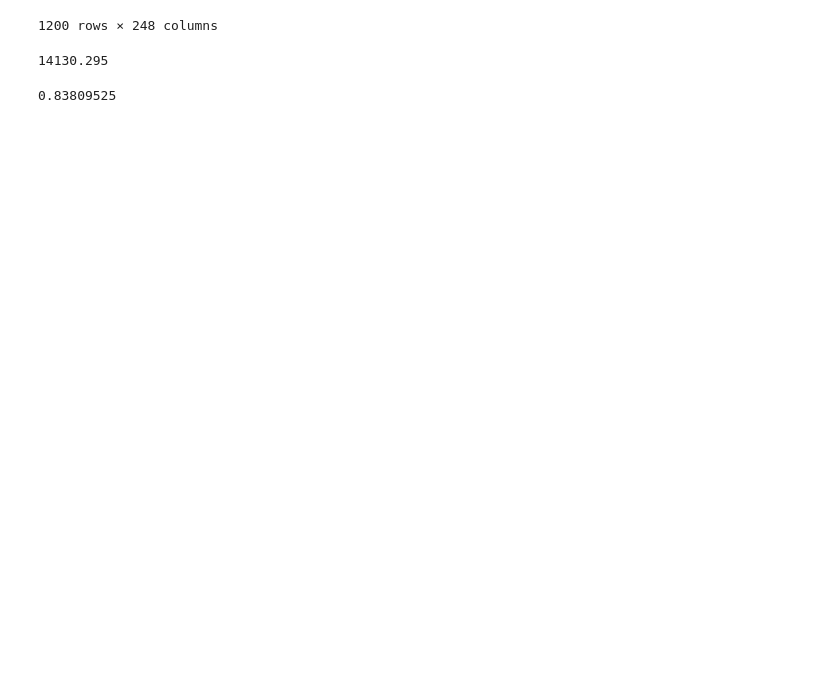
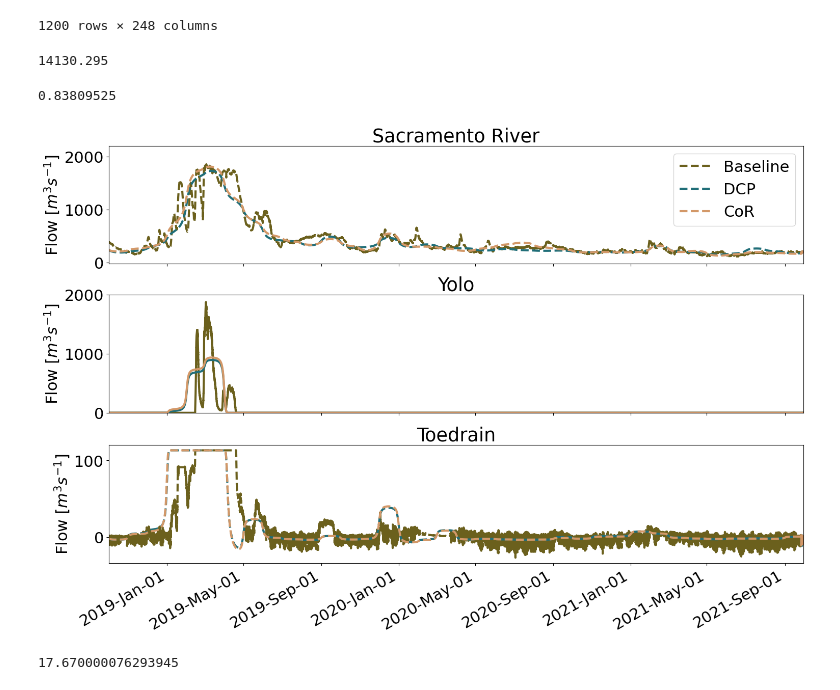
Before and after one commit to jennaisrael/Savio_scratch_back_up, a Jupyter notebook: Plotting/ch_3/check_calsim_interp.ipynb, the cells around one changed output. Cells and saved outputs as stored; diff of their text form; code cells hidden in the pictures; blank space fills up the shorter version.

Commit message:
updated plots for CH3 based on 6 month DCP and CoR runs

```diff
--- a/Plotting/ch_3/check_calsim_interp.ipynb
+++ b/Plotting/ch_3/check_calsim_interp.ipynb
@@ -70,7 +70,7 @@ np.nanmean(dcp.sac/(dcp.sac+dcp.american))
 rawdcp['sac']=np.nanmean(dcp.sac/(dcp.sac+dcp.american)) * (rawdcp.C_SAC041)
 # %%
 # make stacked plots
-fig, ax = plt.subplots(1,figsize=(15,10),sharex=True,layout='constrained')
+fig, ax = plt.subplots(3,figsize=(15,10),sharex=True,layout='constrained')
 mpl.rcParams.update({'font.size': 22})
 
 # ax[0].plot(base.net,label='Baseline', linewidth=3,color=cmocean.cm.tarn(1/6))
@@ -85,52 +85,60 @@ mpl.rcParams.update({'font.size': 22})
 
 # ax[0].plot(base.inf, linewidth=3,label='Total inflows',color=cmocean.cm.tarn(1/6))
 # ax[0].plot(dcp.inf, linewidth=3,color=cmocean.cm.tarn(10/12))
 # ax[0].plot(cor.inf, linewidth=3,color=cmocean.cm.tarn(2/6))
+ax[0].set_title('Sacramento River')
+ax[0].plot(base.sac*-1, linewidth=3,label='Baseline',color=cmocean.cm.tarn(1/6),linestyle='--')
+ax[0].plot(dcp.sac*-1, linewidth=3,label='DCP',color=cmocean.cm.tarn(10/12),linestyle='--')
+ax[0].plot(cor.sac*-1, linewidth=3,label='CoR',color=cmocean.cm.tarn(2/6),linestyle='--')
+ax[0].set_ylabel(r'Flow [$m^3 s^{-1}$]')
+ax[0].legend()
+# ax[0].plot(base.sac*-1, linewidth=3,label='Sacramento river',color=cmocean.cm.tarn(1/6),linestyle='--')
+# ax[0].plot(dcp.sac*-1, linewidth=3,color=cmocean.cm.tarn(10/12),linestyle='--')
+# ax[0].plot(cor.sac*-1, linewidth=3,color=cmocean.cm.tarn(2/6),linestyle='--')
 
-ax[0].plot(base.sac*-1, linewidth=3,label='Sacramento river',color=cmocean.cm.tarn(1/6),linestyle='--')
-ax[0].plot(dcp.sac*-1, linewidth=3,color=cmocean.cm.tarn(10/12),linestyle='--')
-ax[0].plot(cor.sac*-1, linewidth=3,color=cmocean.cm.tarn(2/6),linestyle='--')
-
-ax[0].plot(base.sac*-1, linewidth=3,label='Sacramento river',color=cmocean.cm.tarn(1/6),linestyle='--')
-ax[0].plot(dcp.sac*-1, linewidth=3,color=cmocean.cm.tarn(10/12),linestyle='--')
-ax[0].plot(cor.sac*-1, linewidth=3,color=cmocean.cm.tarn(2/6),linestyle='--')
 
 # ax[1].plot(base.sjr*-1, linewidth=3,label='San Joaquin river',color=cmocean.cm.tarn(1/6),linestyle=(0,(1,1)))
 # ax[1].plot(dcp.sjr*-1, linewidth=3,color=cmocean.cm.tarn(10/12),linestyle=(0,(1,1)))
 # ax[1].plot(cor.sjr*-1, linewidth=3,color=cmocean.cm.tarn(2/6),linestyle=(0,(1,1)))
 
 # ax[1].plot(base.yolo*-1, linewidth=3,label='Yolo bypass',color=cmocean.cm.tarn(1/6),linestyle=(0,(1,1)))
 # ax[1].plot(dcp.yolo*-1, linewidth=3,color=cmocean.cm.tarn(10/12),linestyle=(0,(1,1)))
 # # ax[1].plot(cor.yolo*-1, linewidth=3,color=cmocean.cm.tarn(2/6),linestyle=(0,(1,1)))
 
-ax[1].legend(bbox_to_anchor=(1.05, 1),
-                         loc='upper left', borderaxespad=0.)
-ax[1].set_title('Inflows')
+# ax[1].legend(bbox_to_anchor=(1.05, 1),
+#                          loc='upper left', borderaxespad=0.)
+ax[1].set_title('Yolo')
 ax[1].set_ylabel(r'Flow [$m^3 s^{-1}$]')
 ax[1].set_xlim(pd.to_datetime("2018-10-1"),pd.to_datetime("2019-9-30"))
-ax[1].set_ylim(0,5000)
+ax[1].set_ylim(0,2000)
 
-ax[2].plot(base.exports, linewidth=3,color=cmocean.cm.tarn(1/6))
-ax[2].plot(dcp.exports, linewidth=3,color=cmocean.cm.tarn(10/12),label='Total exports')
-ax[2].plot(cor.exports, linewidth=3,color=cmocean.cm.tarn(2/6))
+ax[1].plot(base.yolo*-1, linewidth=3,color=cmocean.cm.tarn(1/6))
+ax[1].plot(dcp.yolo*-1, linewidth=3,color=cmocean.cm.tarn(10/12),label='Total exports')
+ax[1].plot(cor.yolo*-1, linewidth=3,color=cmocean.cm.tarn(2/6))
 
-ax[2].plot(tunnel, linewidth=3,linestyle=(0,(1,1)),label='N. Delta exports',color=cmocean.cm.tarn(10/12))
+#ax[2].plot(tunnel, linewidth=3,linestyle=(0,(1,1)),label='N. Delta exports',color=cmocean.cm.tarn(10/12))
 
-ax[2].plot(base.s_exports, linewidth=3,color=cmocean.cm.tarn(1/6),linestyle='--')
-ax[2].plot(dcp.s_exports, linewidth=3,color=cmocean.cm.tarn(10/12),linestyle='--',label='S. Delta exports')
-ax[2].plot(cor.s_exports, linewidth=3,color=cmocean.cm.tarn(2/6),linestyle='--')
+ax[2].plot(base.yolo_toedrain*-1, linewidth=3,color=cmocean.cm.tarn(1/6),linestyle='--')
+ax[2].plot(dcp.yolo_toedrain*-1, linewidth=3,color=cmocean.cm.tarn(10/12),linestyle='--')
+ax[2].plot(cor.yolo_toedrain*-1, linewidth=3,color=cmocean.cm.tarn(2/6),linestyle='--')
 
-ax[2].legend(bbox_to_anchor=(1.05, 1),
-                         loc='upper left', borderaxespad=0.)
-ax[2].set_title('Exports')
+#ax[2].legend(bbox_to_anchor=(1.05, 1),
+#                         loc='upper left', borderaxespad=0.)
+ax[2].set_title('Toedrain')
 ax[2].set_ylabel(r'Flow [$m^3 s^{-1}$]')
 ax[2].set_xlim(pd.to_datetime("2018-10-1"),pd.to_datetime("2021-9-30"))
-ax[2].set_ylim(0,500)
+#ax[2].set_ylim(0,500)
 
 ax[2].xaxis.set_major_formatter(mdates.ConciseDateFormatter(ax[2].xaxis.get_major_locator()))
 ax[2].xaxis.set_major_formatter(mdates.DateFormatter('%Y-%b-%d'))
     # Rotates and right-aligns the x labels so they don't crowd each other.
 for label in ax[2].get_xticklabels(which='major'):
     label.set(rotation=30, horizontalalignment='right')
 
 #fig.savefig('/home/jisrael/Savio_scratch_back_up/Plotting/expanse/ch_3_figures/inflows_exports_scenarios_trim_feb.png')
+# %% [output]
+[figure, added]
+# %%
+dcp.yolo_toedrain.max()
+# %% [output]
+17.670000076293945
```
Also changed, not shown: parts of 4 cells of this notebook, 9 other files.
